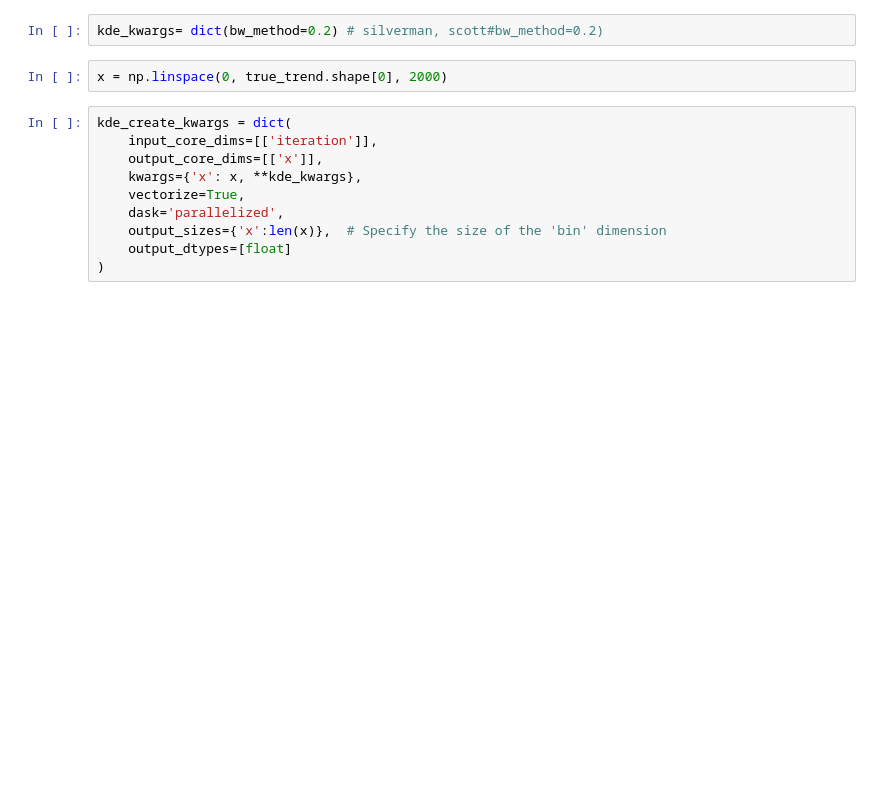
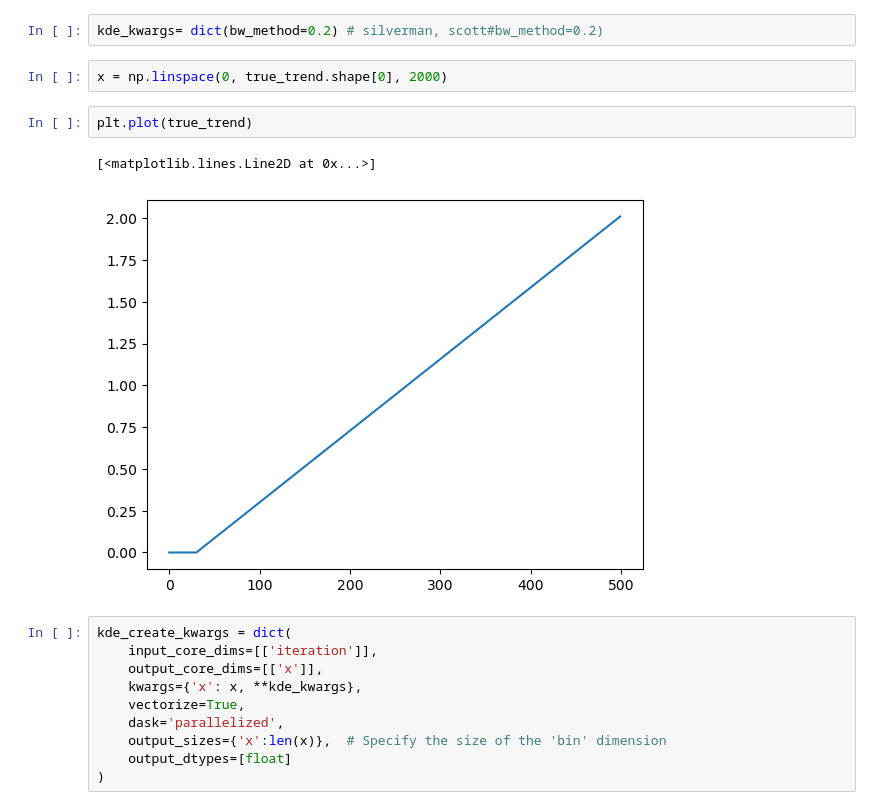
Before and after one commit to alexborowiak/time_of_emergene_drafts, a Jupyter notebook: toplevel_notebooks/06_theoretical_distributions.ipynb, the cells around one changed output. Drawn from its saved outputs; the diff is of its cells as text; blank space fills up the shorter version.

```diff
--- a/toplevel_notebooks/06_theoretical_distributions.ipynb
+++ b/toplevel_notebooks/06_theoretical_distributions.ipynb
@@ -396,6 +399,11 @@ true_trend.shape
 kde_kwargs= dict(bw_method=0.2) # silverman, scott#bw_method=0.2)
 # %%
 x = np.linspace(0, true_trend.shape[0], 2000)
+# %%
+plt.plot(true_trend)
+# %% [output]
+[<matplotlib.lines.Line2D at 0x...>]
+[figure, added]
 # %%
 kde_create_kwargs = dict(
     input_core_dims=[['iteration']],
```
Also changed, not shown: parts of 53 cells of this notebook, 1 other file.
